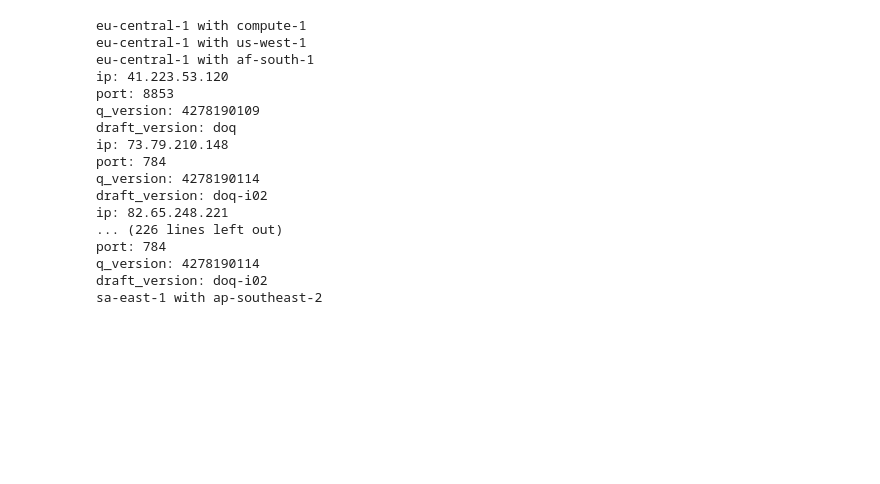
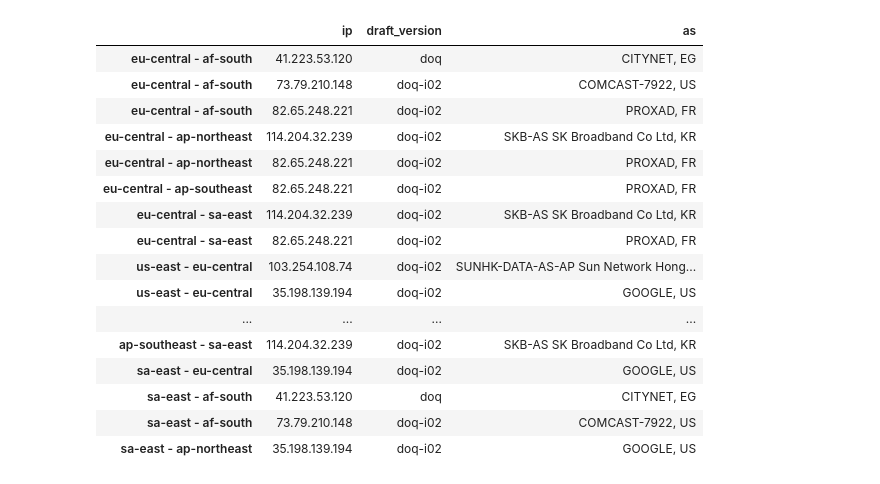
Before and after one commit to justus237/dns-analysis, a Jupyter notebook: compare-misc.ipynb, the cells around one changed output. Cells and saved outputs as stored; diff of their text form; code cells hidden in the pictures; blank space fills up the shorter version.

```diff
--- a/compare-misc.ipynb
+++ b/compare-misc.ipynb
@@ -6,5 +7,7 @@ import pandas as pd
 
 %matplotlib inline
+# %%
+asndb = pyasn.pyasn('ipasn_20211008.dat', as_names_file='asnames.json')
 # %%
 databases = ['ec2-18-197-150-189.eu-central-1.compute.db',
 'ec2-3-91-76-120.compute-1.db',
@@ -52,32 +55,49 @@ def check_commonalities(index_a, db_a, db_b, table, cols):
     connections[index_a].commit()
     return items
 # %%
-for index_a, db_a in enumerate(databases):
-    for db_b in databases:
-        if db_a != db_b:
-            cols = ['ip', 'port', 'q_version', 'draft_version']
-            items = check_commonalities(index_a, db_a, db_b, 'q_versions', cols)
+def create_commonality_df(table, cols):
+    indices = []
+    data = dict((col, []) for col in cols)
+    if 'ip' in cols:
+        data['as'] = []
+    for index_a, db_a in enumerate(databases):
+        for db_b in databases:
+            if db_a != db_b:
+                items = check_commonalities(index_a, db_a, db_b, table, cols)
 
-            print(f"{db_a.split('.')[1]} with {db_b.split('.')[1]}")
-            if items is not None:
-                for item in items:
-                    for col in cols:
-                        print(f"{col}: {item[col]}")
+                if items:
+                    for item in items:
+                        indices.append(f"{db_a.split('.')[1].rsplit('-', 1)[0]} - {db_b.split('.')[1].rsplit('-', 1)[0]}")
+                        for col in cols:
+                            data[col].append(item[col])
+
+                        if 'ip' in cols:
+                            asn, prefix = asndb.lookup(item['ip'])
+                            data['as'].append(asndb.get_as_name(asn))
+
+    indices = [i.replace('compute', 'us-east') for i in indices]
+    return pd.DataFrame(data, index=indices)
-# %% [output]
-eu-central-1 with compute-1
-eu-central-1 with us-west-1
-eu-central-1 with af-south-1
-ip: 41.223.53.120
-port: 8853
-q_version: 4278190109
-draft_version: doq
-ip: 73.79.210.148
-port: 784
-q_version: 4278190114
-draft_version: doq-i02
-ip: 82.65.248.221
-... (226 lines left out)
-port: 784
-q_version: 4278190114
-draft_version: doq-i02
-sa-east-1 with ap-southeast-2
+# %%
+# Cross checking
+cols = ['ip', 'draft_version']
+table = 'q_versions'
+df0 = create_commonality_df(table, cols)
+df0
+# %% [output]
+|  | ip | draft_version | as |
+| eu-central - af-south | 41.223.53.120 | doq | CITYNET, EG |
+| eu-central - af-south | 73.79.210.148 | doq-i02 | COMCAST-7922, US |
+| eu-central - af-south | 82.65.248.221 | doq-i02 | PROXAD, FR |
+| eu-central - ap-northeast | 114.204.32.239 | doq-i02 | SKB-AS SK Broadband Co Ltd, KR |
+| eu-central - ap-northeast | 82.65.248.221 | doq-i02 | PROXAD, FR |
+| eu-central - ap-southeast | 82.65.248.221 | doq-i02 | PROXAD, FR |
+| eu-central - sa-east | 114.204.32.239 | doq-i02 | SKB-AS SK Broadband Co Ltd, KR |
+| eu-central - sa-east | 82.65.248.221 | doq-i02 | PROXAD, FR |
+| us-east - eu-central | 103.254.108.74 | doq-i02 | SUNHK-DATA-AS-AP Sun Network Hong... |
+| us-east - eu-central | 35.198.139.194 | doq-i02 | GOOGLE, US |
+| ... | ... | ... | ... |
+| ap-southeast - sa-east | 114.204.32.239 | doq-i02 | SKB-AS SK Broadband Co Ltd, KR |
+| sa-east - eu-central | 35.198.139.194 | doq-i02 | GOOGLE, US |
+| sa-east - af-south | 41.223.53.120 | doq | CITYNET, EG |
+| sa-east - af-south | 73.79.210.148 | doq-i02 | COMCAST-7922, US |
+| sa-east - ap-northeast | 35.198.139.194 | doq-i02 | GOOGLE, US |
```
Also changed, not shown: parts of 5 cells of this notebook, 3 other files.
